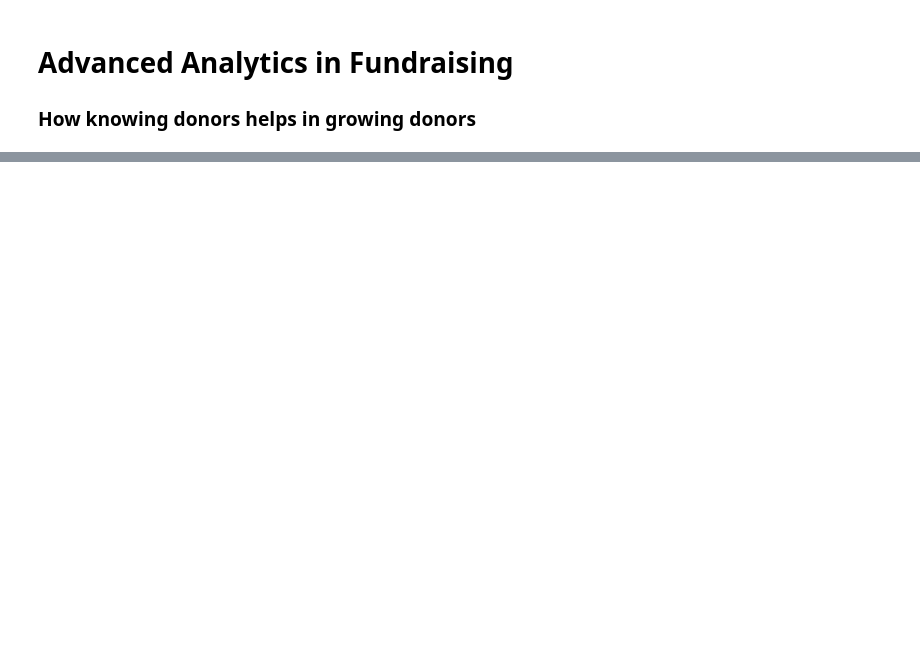
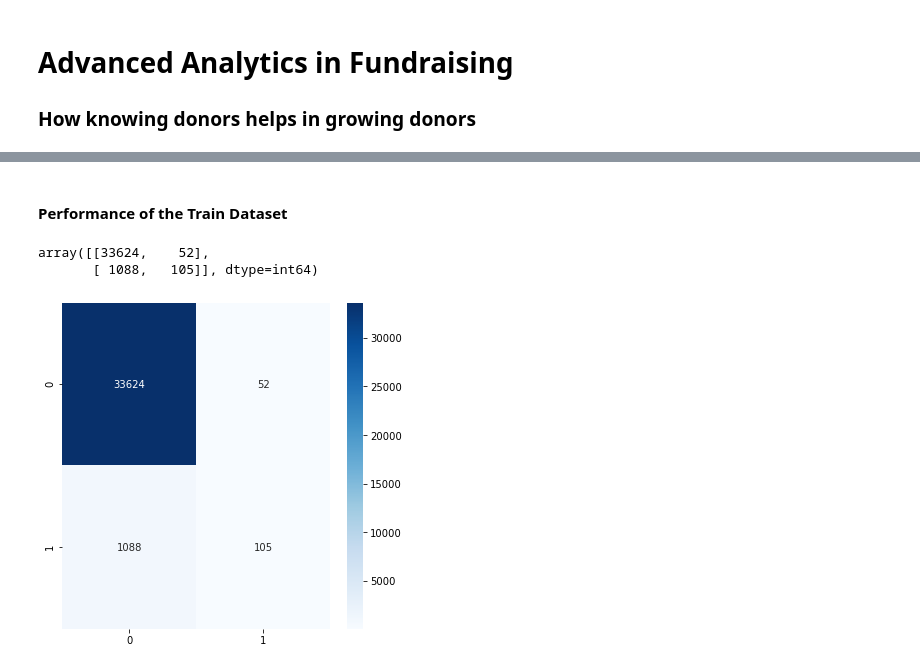
Before and after one commit to Feeledu/Predictive-Analysis-Machine-Learning-, a Jupyter notebook: Advanced Analytics in Fundraising.ipynb, the cells around one changed output, grey strips where cells are left out. Saved outputs shown, nothing was run; the diff lists cells and outputs as text; code cells hidden in the pictures; blank space fills up the shorter version.

```diff
--- a/Advanced Analytics in Fundraising.ipynb
+++ b/Advanced Analytics in Fundraising.ipynb
@@ -1386,15 +1051,0 @@ plt.show()
-# %%
-features_select = basetable_test[features_selected]
-target = basetable_test["target"]
-
-X = features_select
-y = target
-
-logreg = GradientBoostingClassifier()
-
-logreg.fit(X,y)
-
-predictions = logreg.predict_proba(X)
-
-skplt.metrics.plot_cumulative_gain(y, predictions, figsize=(10,5), title_fontsize=15, text_fontsize=15)
-plt.show()
@@ -1825,0 +1052,4 @@ basetable[['donorID','donation_proba']].to_csv('Campaign7662_Prediction_boostedT
+# %%
+for model in models:
+    models[model].fit(TrainingSet[features_train],TrainingSet[target_train])
+    print(f"{model} has been trained successfully")
@@ -1825,0 +1078,28 @@ basetable[['donorID','donation_proba']].to_csv('Campaign7662_Prediction_boostedT
+# %% [markdown]
+#### Performance of the Train Dataset
+# %%
+performances_train = {}
+
+for model in models:
+    predictions   = models[model].predict(TrainingSet[features_train])
+    probabilities = DataFrame(models[model].predict_proba(TrainingSet[features_train]))[1]
+    accuracy      = accuracy_score(TrainingSet[target_train],predictions)
+    auc           = roc_auc_score(array(TrainingSet[target_train]),array(probabilities))
+
+    performances_train[model] = {"Accuracy":accuracy,"AUC":auc,"Probabilities":probabilities}
+# %%
+# Confusion Matrix for Training Set
+
+CM_Train = confusion_matrix(Final_trainset['target_train'], predictions)
+CM_Train
+# %% [output]
+array([[33624,    52],
+       [ 1088,   105]], dtype=int64)
+# %%
+#Visualizing the Confusion Matrix for Training Set
+
+plt.subplots(figsize=(6,6))
+sns.heatmap(CM_Train, annot=True, cmap='Blues', fmt='g')
+plt.show()
+# %% [output]
+[figure, added]
```
Also changed, not shown: parts of 414 cells of this notebook.
